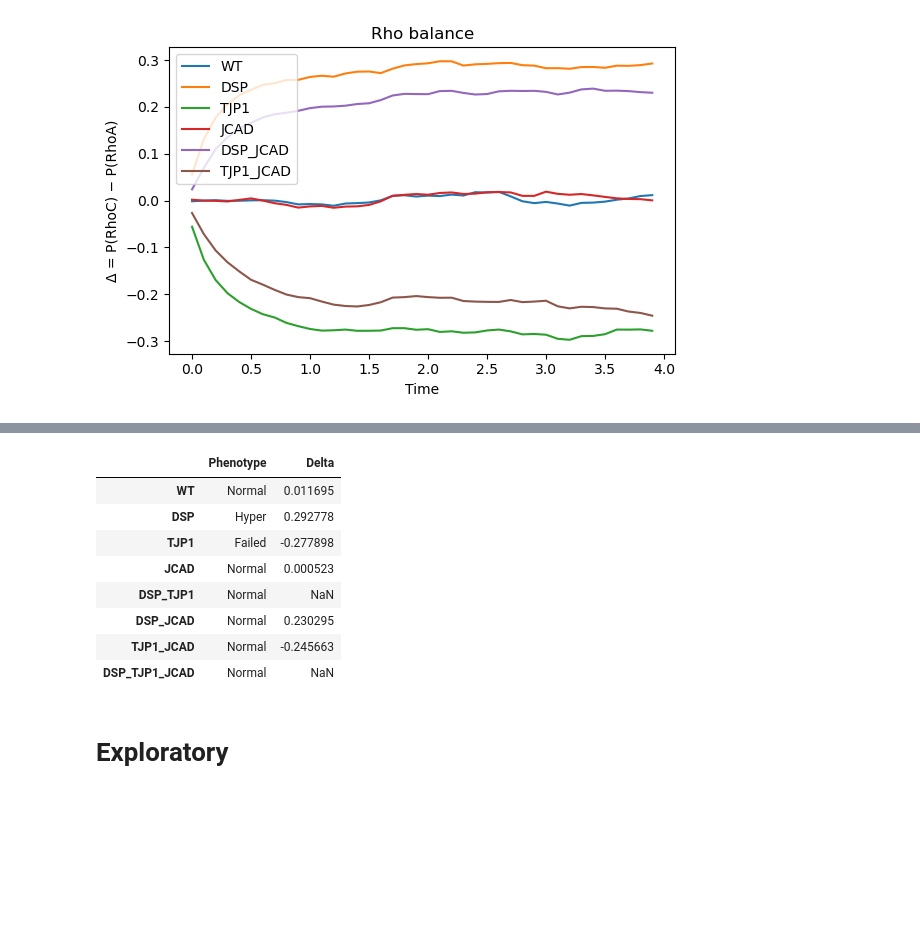
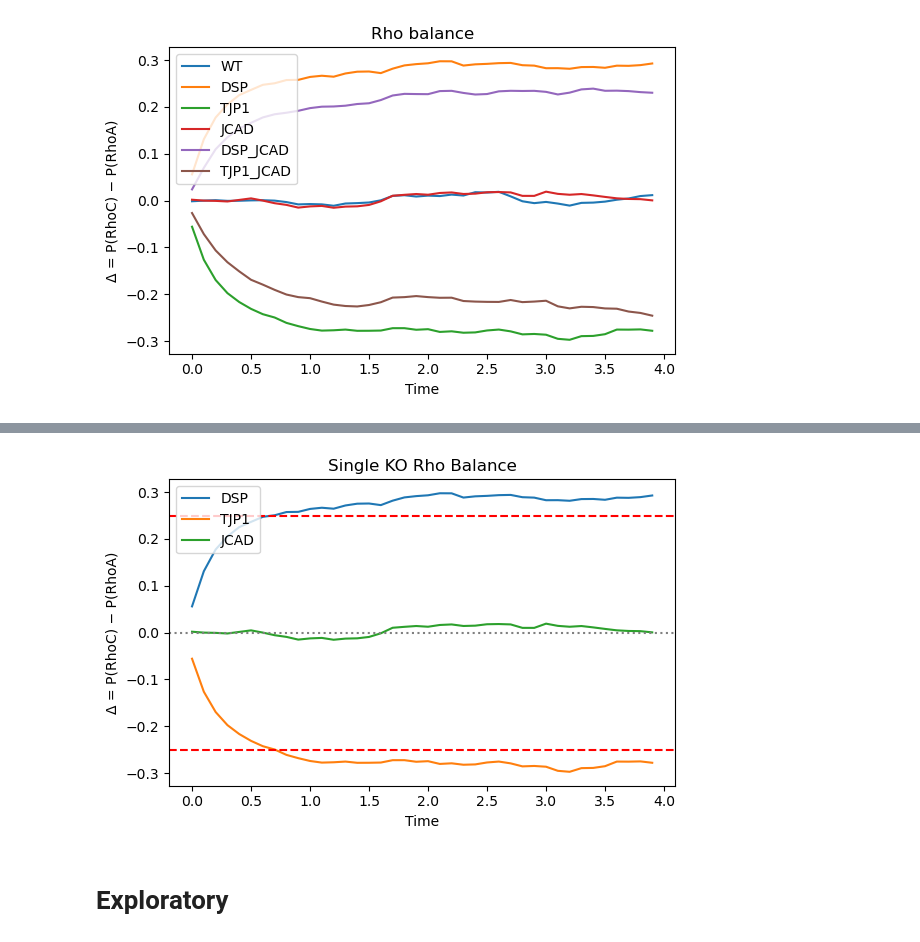
Before and after one commit to emilieyuu/endotehelial-masboss, a Jupyter notebook: notebooks/02_model_two_run.ipynb, the cells around one changed output, grey strips where cells are left out. Drawn from its saved outputs; the diff is of its cells as text; code cells hidden in the pictures; blank space fills up the shorter version.

```diff
--- a/notebooks/02_model_two_run.ipynb
+++ b/notebooks/02_model_two_run.ipynb
@@ -219,14 +249,25 @@ plt.close(fig)
 # %%
+single_ko_df = balance_df[['DSP', 'TJP1', 'JCAD']]
+fig, ax = plt.subplots(figsize=(6,4))
+
+ax.plot(single_ko_df, label=single_ko_df.columns)
+
+ax.set_title("Single KO Rho Balance")
+ax.set_xlabel("Time")
+ax.set_ylabel("Δ = P(RhoC) − P(RhoA)")
+ax.axhline(eps, linestyle="--", color='red')
+ax.axhline(-eps, linestyle="--", color='red')
+ax.axhline(0, linestyle=":", color='grey')
+ax.legend()
+
+plt.tight_layout()
+plt.show()
+
+fig.savefig(os.path.join(summary_dir, f"single_ko_delta_line.png"), dpi=300)
+
+plt.close(fig)
 # %% [output]
-|  | Phenotype | Delta |
-| WT | Normal | 0.011695 |
-| DSP | Hyper | 0.292778 |
-| TJP1 | Failed | -0.277898 |
-| JCAD | Normal | 0.000523 |
-| DSP_TJP1 | Normal | NaN |
-| DSP_JCAD | Normal | 0.230295 |
-| TJP1_JCAD | Normal | -0.245663 |
-| DSP_TJP1_JCAD | Normal | NaN |
+[figure, added]
 # %% [markdown]
 # Exploratory
 # %%
```
Also changed, not shown: parts of 3 cells of this notebook, 10 other files.
